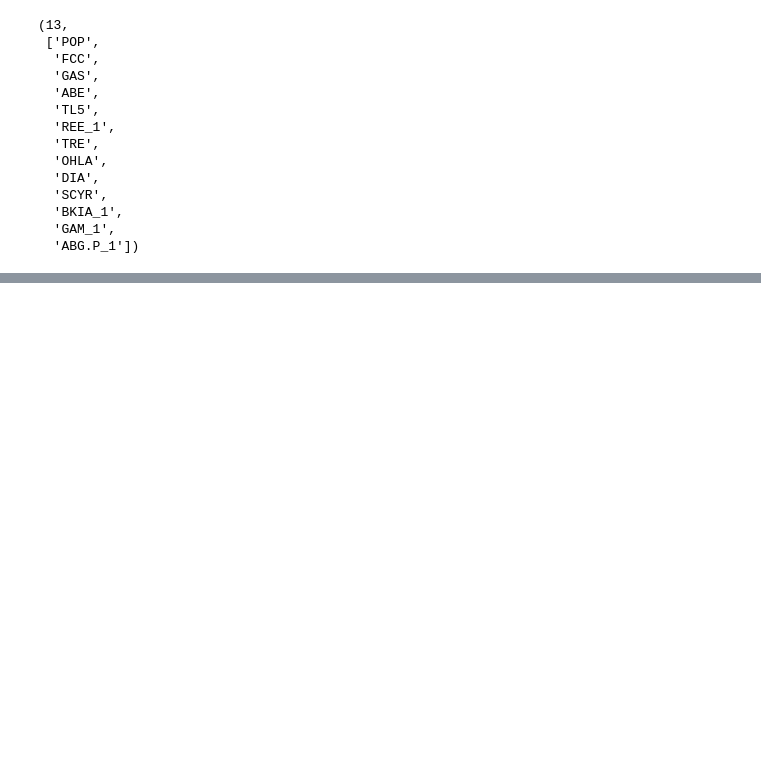
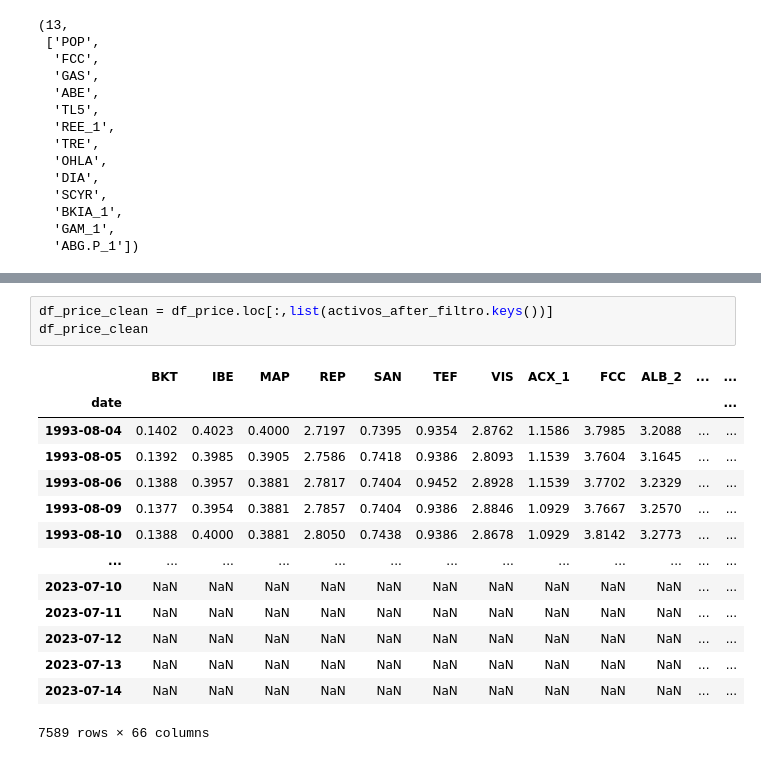
Before and after one commit to tintenderete/TFM, a Jupyter notebook: DATA/ibex_historical_data.ipynb, the cells around one changed output, grey strips where cells are left out. Cells and saved outputs as stored; diff of their text form; blank space fills up the shorter version.

```diff
--- a/DATA/ibex_historical_data.ipynb
+++ b/DATA/ibex_historical_data.ipynb
@@ -319,0 +453,18 @@ len(res), res
+# %%
+df_price_clean = df_price.loc[:,list(activos_after_filtro.keys())]
+df_price_clean
+# %% [output]
+|  | BKT | IBE | MAP | REP | SAN | TEF | VIS | ACX_1 | FCC | ALB_2 | ... | ... |
+| date |  |  |  |  |  |  |  |  |  |  |  | ... |
+| 1993-08-04 | 0.1402 | 0.4023 | 0.4000 | 2.7197 | 0.7395 | 0.9354 | 2.8762 | 1.1586 | 3.7985 | 3.2088 | ... | ... |
+| 1993-08-05 | 0.1392 | 0.3985 | 0.3905 | 2.7586 | 0.7418 | 0.9386 | 2.8093 | 1.1539 | 3.7604 | 3.1645 | ... | ... |
+| 1993-08-06 | 0.1388 | 0.3957 | 0.3881 | 2.7817 | 0.7404 | 0.9452 | 2.8928 | 1.1539 | 3.7702 | 3.2329 | ... | ... |
+| 1993-08-09 | 0.1377 | 0.3954 | 0.3881 | 2.7857 | 0.7404 | 0.9386 | 2.8846 | 1.0929 | 3.7667 | 3.2570 | ... | ... |
+| 1993-08-10 | 0.1388 | 0.4000 | 0.3881 | 2.8050 | 0.7438 | 0.9386 | 2.8678 | 1.0929 | 3.8142 | 3.2773 | ... | ... |
+| ... | ... | ... | ... | ... | ... | ... | ... | ... | ... | ... | ... | ... |
+| 2023-07-10 | NaN | NaN | NaN | NaN | NaN | NaN | NaN | NaN | NaN | NaN | ... | ... |
+| 2023-07-11 | NaN | NaN | NaN | NaN | NaN | NaN | NaN | NaN | NaN | NaN | ... | ... |
+| 2023-07-12 | NaN | NaN | NaN | NaN | NaN | NaN | NaN | NaN | NaN | NaN | ... | ... |
+| 2023-07-13 | NaN | NaN | NaN | NaN | NaN | NaN | NaN | NaN | NaN | NaN | ... | ... |
+| 2023-07-14 | NaN | NaN | NaN | NaN | NaN | NaN | NaN | NaN | NaN | NaN | ... | ... |
+7589 rows × 66 columns
```
Also changed, not shown: parts of 35 cells of this notebook.
